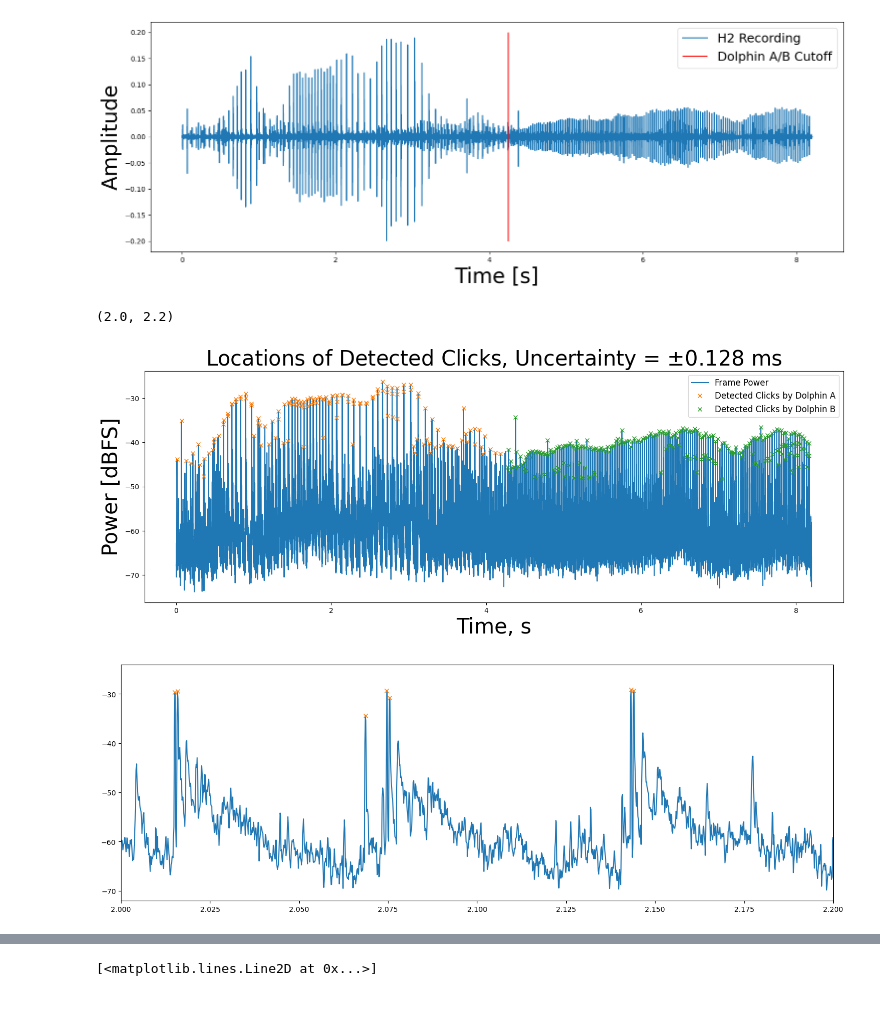
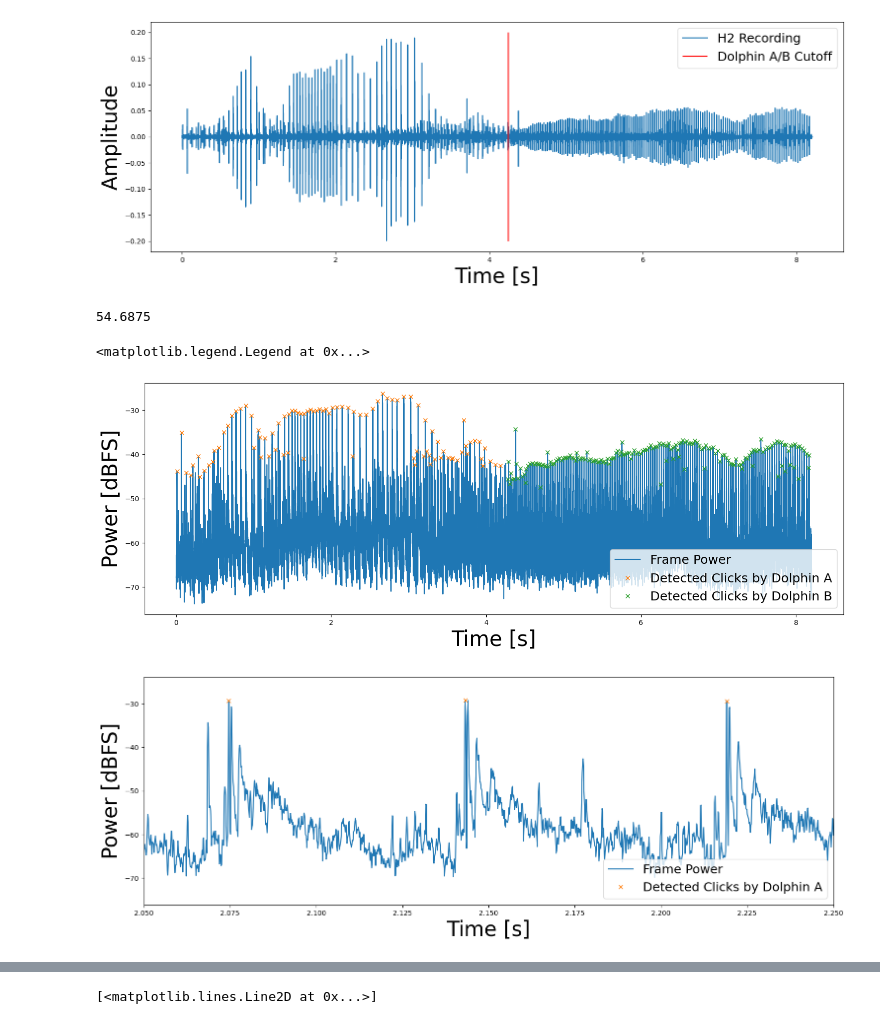
Before and after one commit to bpmasters/asa-challenge-24, a Jupyter notebook: asa-challenge-24.ipynb, the cells around one changed output, grey strips where cells are left out. Saved outputs shown, nothing was run; the diff lists cells and outputs as text; code cells hidden in the pictures.

```diff
--- a/asa-challenge-24.ipynb
+++ b/asa-challenge-24.ipynb
@@ -87,45 +87,49 @@ plt.legend(fontsize=18)
 # Analysis Parameters for Simple Click Detection
 win_size = 64
 noverlap = int(win_size*.5) #np.int(np.ceil(win_size/10)) Use no overlap here for minimal uncertainty
-pk_distance = 3  # Distance between peaks, frames
+pk_distance = .007 * fs/(win_size-noverlap)  # Distance between peaks, frames based on 7 ms expected ICI
+print(pk_distance)
 # pk_wlen = 20  # Samples to look around the peak
 
 # Buffer a time signal
 ts_buff = buffer(ts, win_size, noverlap)
 ts_buff = ts_buff[:,0]
 
 # Buffer the bandpass filtered middle hydrophone signal
 h2_buff = buffer(h2b, win_size, noverlap)
 h2_buff_pow = 20*np.log10(np.sqrt(np.mean(h2_buff**2,axis=1)))
 
 # Specify parameters for click detection
 dB_peak_thresh_a = 25  # Dolphin A threshold
 dB_peak_thresh_b = 20  # Dolphin B threshold
 
 
 # Run prominence based peak detector to find envelope (clicks)
 h2_peaks_a, _ = scipy.signal.find_peaks(h2_buff_pow[ts_buff<click_cutoff_t], prominence=dB_peak_thresh_a, distance=pk_distance)
 h2_peaks_b, _ = scipy.signal.find_peaks(h2_buff_pow[ts_buff>=click_cutoff_t], prominence=dB_peak_thresh_b, distance=pk_distance)
 
 # Plot the frame by frame power along with the detected click locations
 plt.figure()
 plt.plot(ts_buff, h2_buff_pow, label='Frame Power')
 plt.plot(ts_buff[h2_peaks_a], h2_buff_pow[h2_peaks_a], 'x', label='Detected Clicks by Dolphin A')
 plt.plot(ts_buff[ts_buff>=click_cutoff_t][h2_peaks_b], h2_buff_pow[ts_buff>=click_cutoff_t][h2_peaks_b], 'x', label='Detected Clicks by Dolphin B')
-plt.xlabel('Time, s', fontsize = 30)
+plt.xlabel('Time [s]', fontsize = 30)
 plt.ylabel('Power [dBFS]', fontsize = 30)
-plt.legend(fontsize=12)
-plt.title(r'Locations of Detected Clicks, Uncertainty = $\pm$' + str(np.round(1000*win_size/fs/2, 3)) + ' ms', fontsize=30)
+plt.legend(fontsize=18, loc='lower right')
+# plt.title(r'Locations of Detected Clicks, Uncertainty = $\pm$' + str(np.round(1000*win_size/fs/2, 3)) + ' ms', fontsize=30)
 
 plt.figure()
-test = ts_buff[(2<ts_buff) & (ts_buff < 2.2)]
-plt.plot(ts_buff[(2<ts_buff) & (ts_buff < 2.2)], h2_buff_pow[(2<ts_buff) & (ts_buff < 2.2)])
-plt.plot(ts_buff[h2_peaks_a], h2_buff_pow[h2_peaks_a], 'x')
-plt.xlim([2,2.2])
+plt.plot(ts_buff, h2_buff_pow, label='Frame Power')
+plt.plot(ts_buff[h2_peaks_a], h2_buff_pow[h2_peaks_a], 'x', label='Detected Clicks by Dolphin A')
+plt.xlim([2.05,2.25])
+plt.xlabel('Time [s]', fontsize = 30)
+plt.ylabel('Power [dBFS]', fontsize = 30)
+plt.legend(fontsize=18, loc='lower right')
 # %% [output]
-(2.0, 2.2)
+54.6875
+<matplotlib.legend.Legend at 0x...>
-[figure, old version]
+[figure, new version]
-[figure, old version]
+[figure, new version]
 # %%
 
 # Analysis Parameters for Simple Click Detection
```
Also changed, not shown: parts of 4 cells of this notebook.
